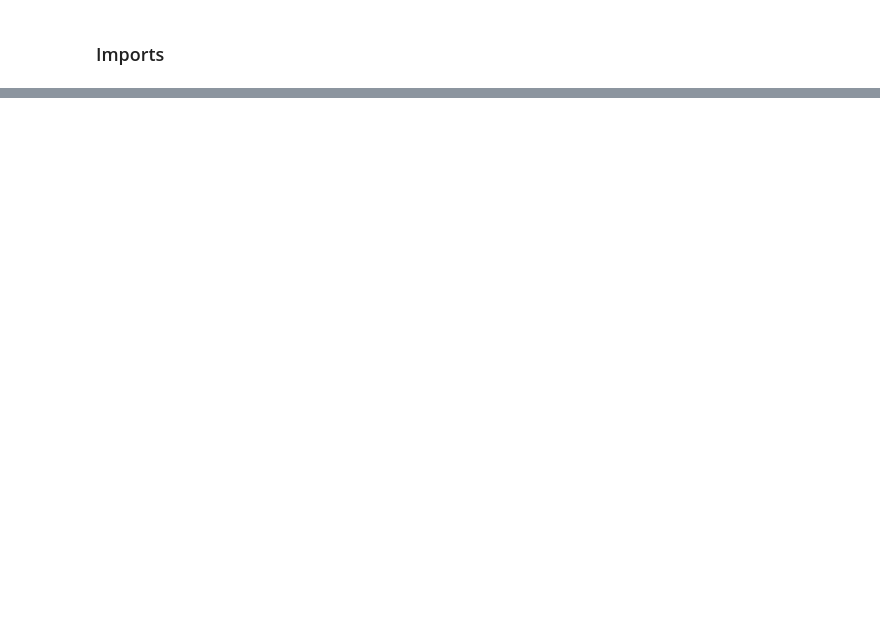
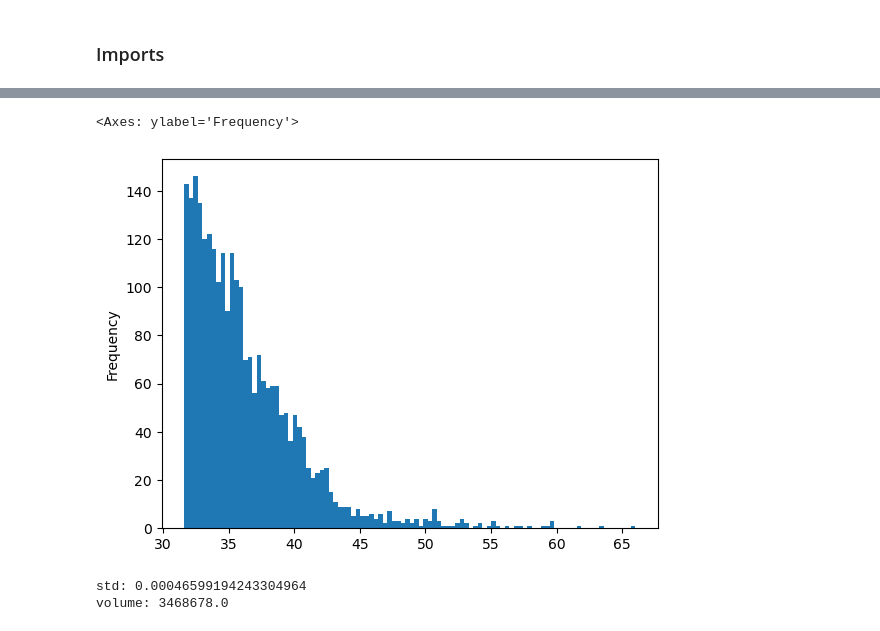
Before and after one commit to Hamzezi/FBD-Project, a Jupyter notebook: eda.ipynb, the cells around one changed output, grey strips where cells are left out. Saved outputs shown, nothing was run; the diff lists cells and outputs as text; code cells hidden in the pictures; blank space fills up the shorter version.

```diff
--- a/eda.ipynb
+++ b/eda.ipynb
@@ -118,0 +152,5 @@ plt.show();
+# %%
+# Example of binning trade sizes into quartiles for simplicity
+df_day['trade_size_bin'] = pd.qcut(df_day['trade_size'], 4, labels=False)
+
+df_day.sample(10)
@@ -118,0 +170,17 @@ plt.show();
+# %%
+np.sqrt(df_day['trade_size']).plot.hist(bins=100)
+# %% [output]
+<Axes: ylabel='Frequency'>
+[figure, added]
+# %%
+df_day['log_return'] = np.log(df_day['mid_price'] / df_day['mid_price'].shift(1))
+
+# Group by date and calculate daily volatility
+daily_volatility = df_day['log_return'].std()
+volume = df_day["trade_size"].sum()
+
+print(f"std: {daily_volatility}")
+print(f"volume: {volume}")
+# %% [output]
+std: 0.00046599194243304964
+volume: 3468678.0
```
Also changed, not shown: parts of 26 cells of this notebook.
